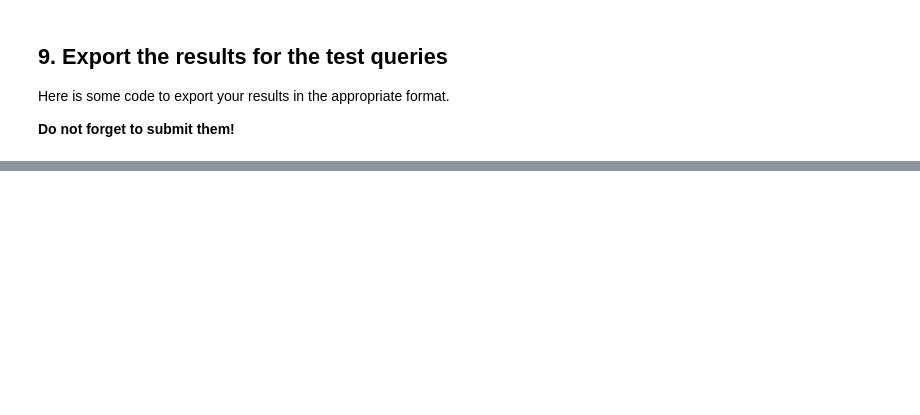
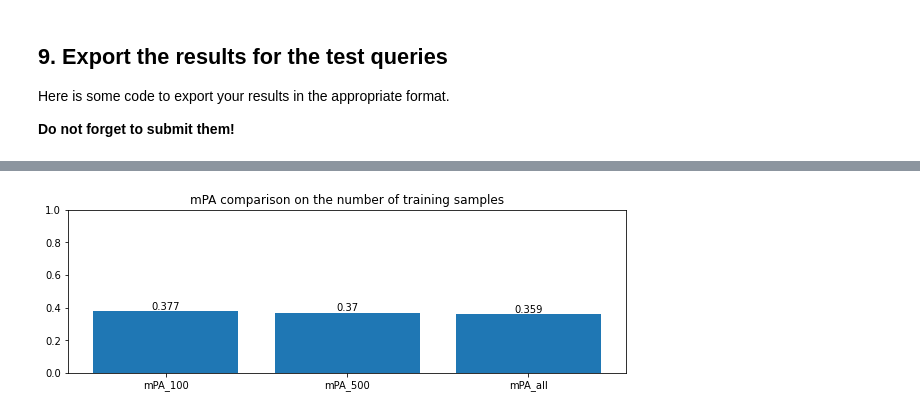
Before and after one commit to Whojo/Bag_of_Visual_Words_search_engine, a Jupyter notebook: practice_04-01_BoVW.ipynb, the cells around one changed output, grey strips where cells are left out. Drawn from its saved outputs; the diff is of its cells as text; code cells hidden in the pictures; blank space fills up the shorter version.

```diff
--- a/practice_04-01_BoVW.ipynb
+++ b/practice_04-01_BoVW.ipynb
@@ -699,0 +669,18 @@ Do you think you can improve the performance of your approach and get a better g
+# %%
+# Those values were obtained through experimentation with the above cells.
+# They are hardcoded to prevent intensive computation and easier readability through the notebook.
+# You can still easily reproduce those results by modifying the above cells to the tested values.
+mPA_100 = 0.377
+mPA_500 = 0.370
+mPA_all = 0.359
+
+_, ax = plt.subplots(figsize=(10,3))
+
+x = range(3)
+bars = ax.bar(x, height=[mPA_100, mPA_500, mPA_all], bottom=(0))
+ax.set_xticks(x, ['mPA_100', 'mPA_500', 'mPA_all'])
+ax.set_ylim(top=1)
+ax.set_title("mPA comparison on the number of training samples")
+ax.bar_label(bars);
+# %% [output]
+[figure, added]
```
Also changed, not shown: parts of 32 cells of this notebook.
